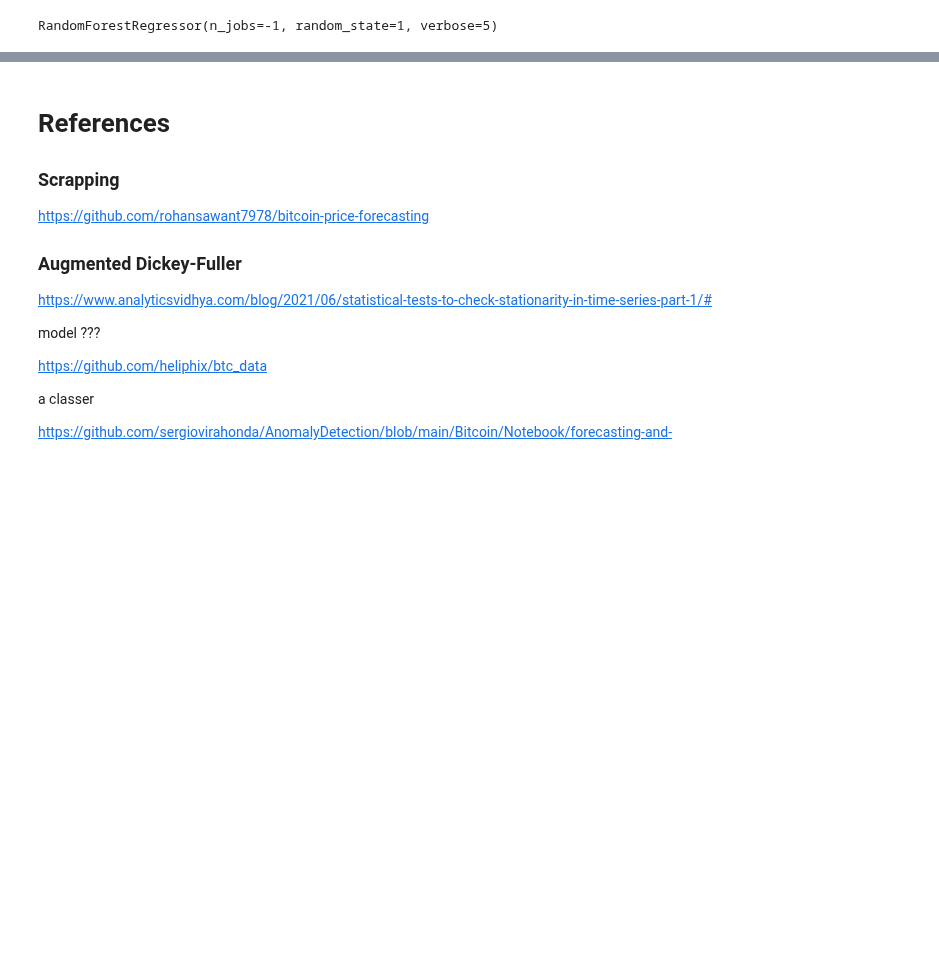
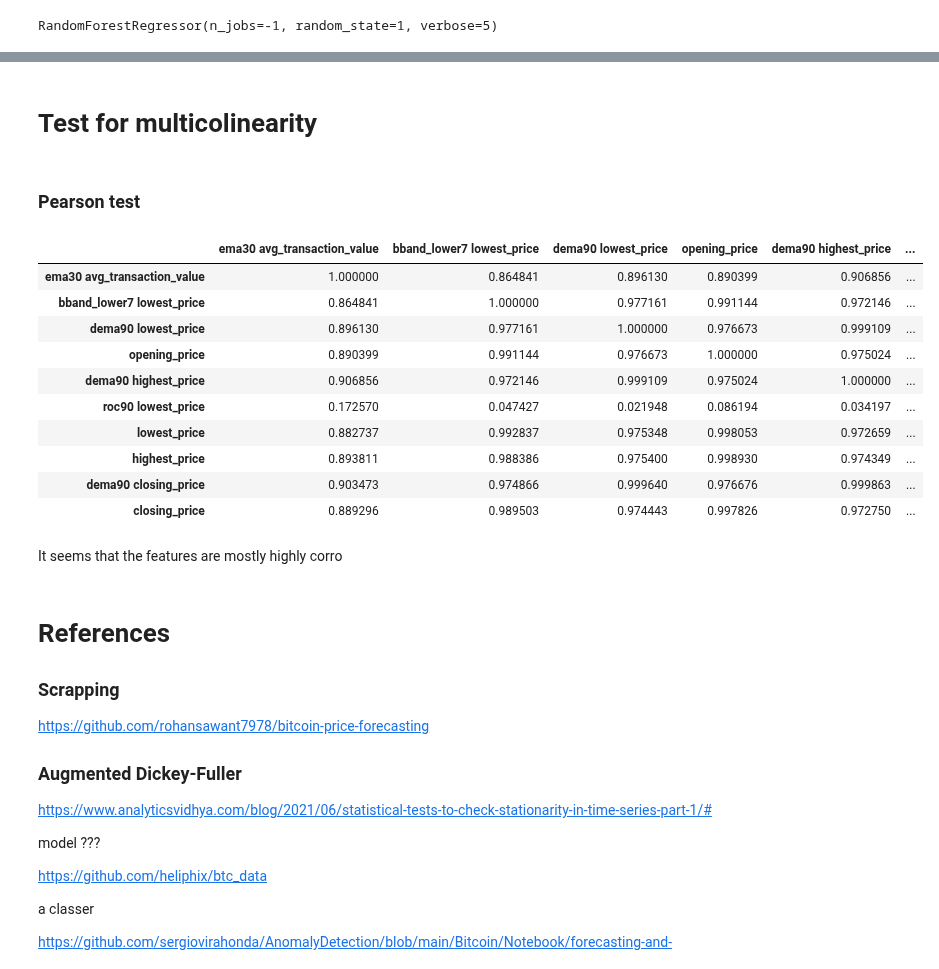
Before and after one commit to rafaelbrutti/MVA, a Jupyter notebook: ML - Time Series/Time-series forecasting of Bitcoin Prices/project.ipynb, the cells around one changed output, grey strips where cells are left out. Cells and saved outputs as stored; diff of their text form; code cells hidden in the pictures; blank space fills up the shorter version.

Commit message:
add pearson test

```diff
--- a/ML - Time Series/Time-series forecasting of Bitcoin Prices/project.ipynb
+++ b/ML - Time Series/Time-series forecasting of Bitcoin Prices/project.ipynb
@@ -702,3 +702,25 @@ plt.show()
+# %% [markdown]
+# Test for multicolinearity
+# %% [markdown]
+### Pearson test
+# %%
+ten_most_important_features = [x[0] for x in f_i[-10:]]
+correlation = final_df.corr()
+correlation.loc[ten_most_important_features][ten_most_important_features]
+# %% [output]
+|  | ema30 avg_transaction_value | bband_lower7 lowest_price | dema90 lowest_price | opening_price | dema90 highest_price | ... |
+| ema30 avg_transaction_value | 1.000000 | 0.864841 | 0.896130 | 0.890399 | 0.906856 | ... |
+| bband_lower7 lowest_price | 0.864841 | 1.000000 | 0.977161 | 0.991144 | 0.972146 | ... |
+| dema90 lowest_price | 0.896130 | 0.977161 | 1.000000 | 0.976673 | 0.999109 | ... |
+| opening_price | 0.890399 | 0.991144 | 0.976673 | 1.000000 | 0.975024 | ... |
+| dema90 highest_price | 0.906856 | 0.972146 | 0.999109 | 0.975024 | 1.000000 | ... |
+| roc90 lowest_price | 0.172570 | 0.047427 | 0.021948 | 0.086194 | 0.034197 | ... |
+| lowest_price | 0.882737 | 0.992837 | 0.975348 | 0.998053 | 0.972659 | ... |
+| highest_price | 0.893811 | 0.988386 | 0.975400 | 0.998930 | 0.974349 | ... |
+| dema90 closing_price | 0.903473 | 0.974866 | 0.999640 | 0.976676 | 0.999863 | ... |
+| closing_price | 0.889296 | 0.989503 | 0.974443 | 0.997826 | 0.972750 | ... |
+# %% [markdown]
+It seems that the features are mostly highly corro
 # %% [markdown]
 # References
 
```
Also changed, not shown: parts of 3 cells of this notebook.
